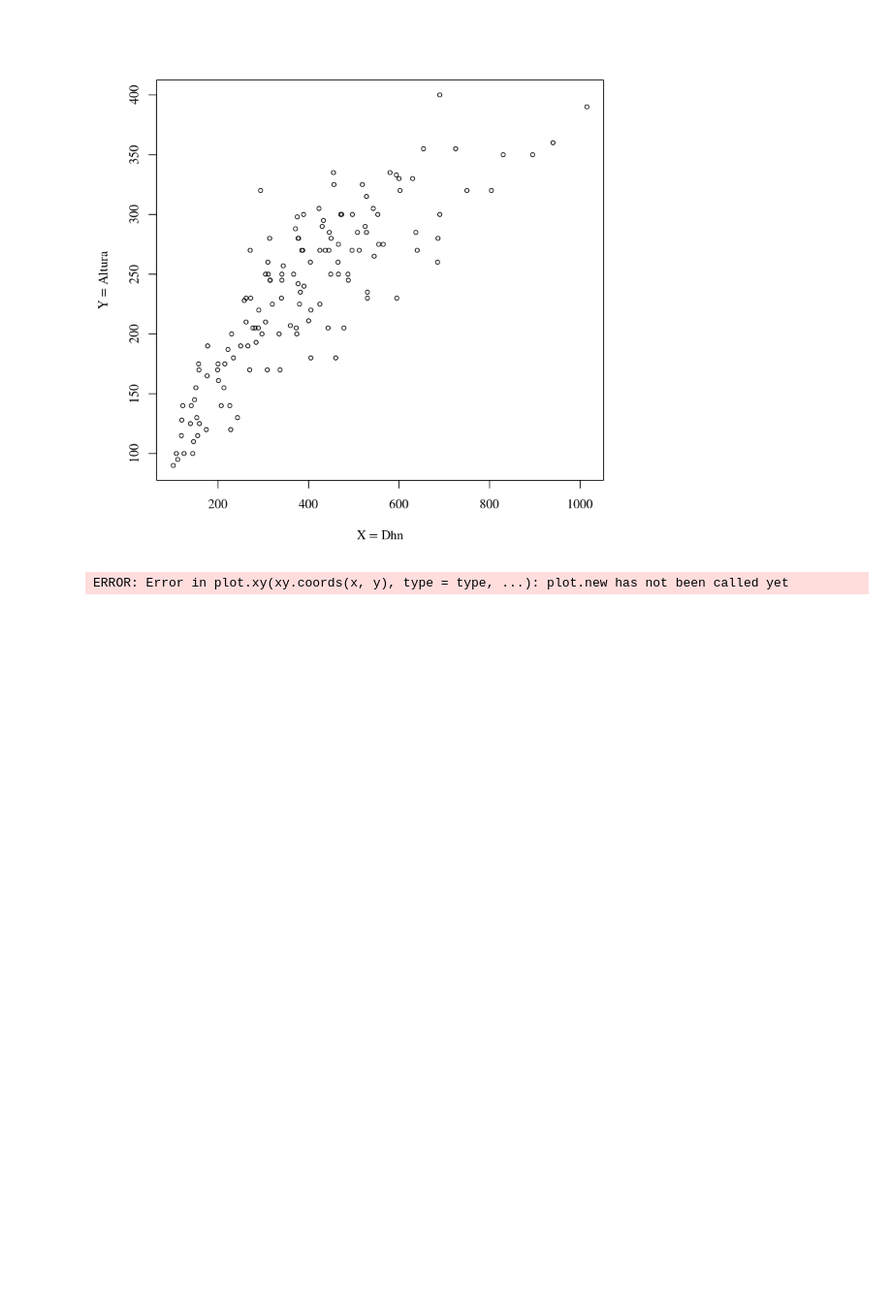
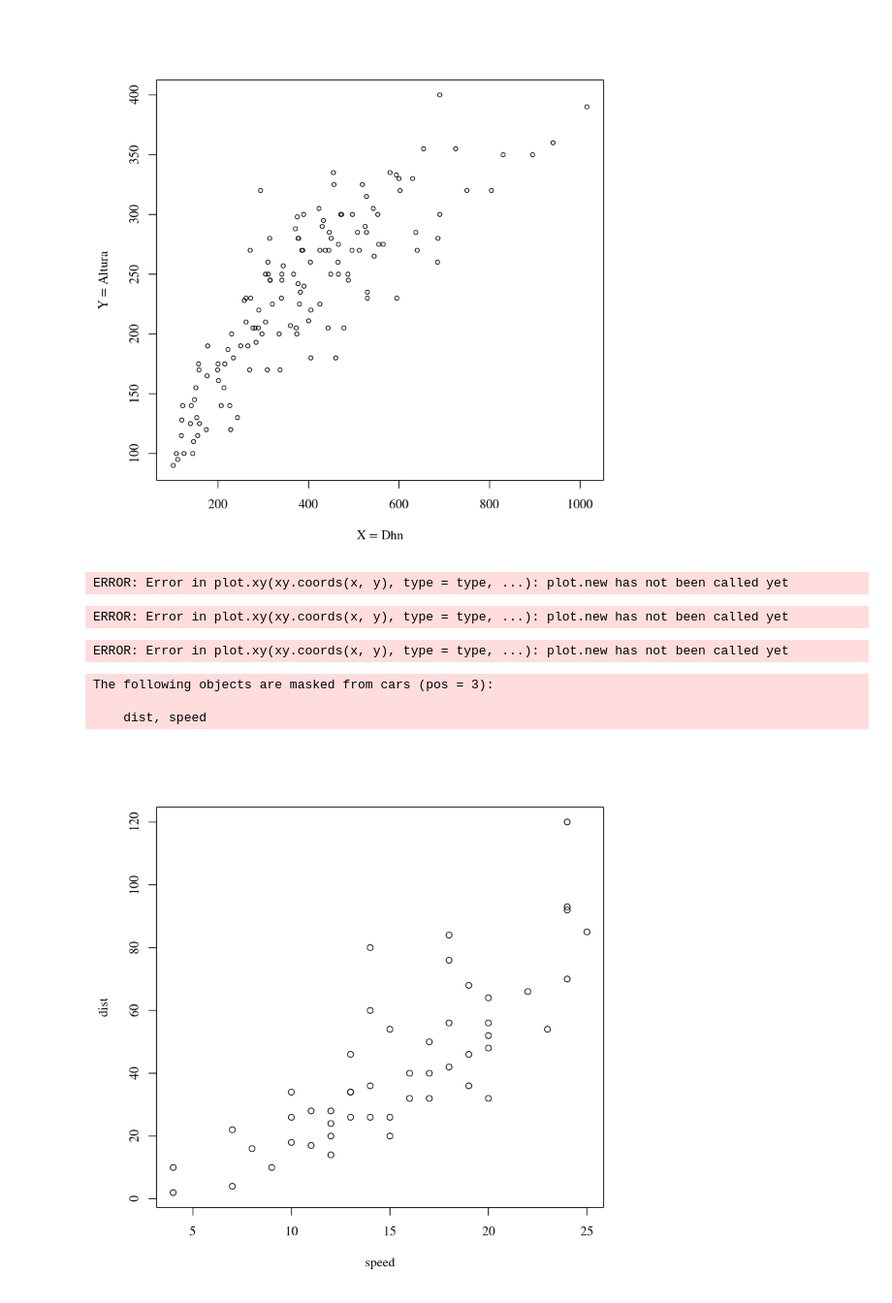
Before and after one commit to jgomezz/MsEstadAplic_MetodosEstadisticos, a Jupyter notebook: RegresionAplicada-10-Transformacion.ipynb, the cells around one changed output. Shown: that part at 97% size. Saved outputs shown, nothing was run; the diff lists cells and outputs as text; code cells hidden in the pictures; blank space fills up the shorter version.

```diff
--- a/RegresionAplicada-10-Transformacion.ipynb
+++ b/RegresionAplicada-10-Transformacion.ipynb
@@ -172,3 +172,26 @@ Arboles.m1 <- lm(Altura ~ bcPower(Dbh, lambda = 1))
 lines(nuevo, predict(Arboles.m1, data.frame(Dbh = nuevo)), col = "blue")
 # %% [output]
 ERROR: Error in plot.xy(xy.coords(x, y), type = type, ...): plot.new has not been called yet
+# %%
+Arboles.m2 <- lm(Altura ~ bcPower(Dbh, lambda = 0))
+lines(nuevo, predict(Arboles.m2, data.frame(Dbh = nuevo)), col ="red")
+# %% [output]
+ERROR: Error in plot.xy(xy.coords(x, y), type = type, ...): plot.new has not been called yet
+# %%
+Arboles.m3 <- lm(Altura ~ bcPower(Dbh, lambda = -1))
+lines(nuevo, predict(Arboles.m3, data.frame(Dbh = nuevo)), col ="purple")
+# %% [output]
+ERROR: Error in plot.xy(xy.coords(x, y), type = type, ...): plot.new has not been called yet
+# %%
+#############################################
+#  Transformación de Box y Cox
+#############################################
+# cars es un conjunto de datos que ya existe en R
+data(cars)
+attach(cars)
+plot(speed, dist)
+# %% [output]
+The following objects are masked from cars (pos = 3):
+
+    dist, speed
+[figure, added]
```
Also changed, not shown: parts of 2 cells of this notebook.
